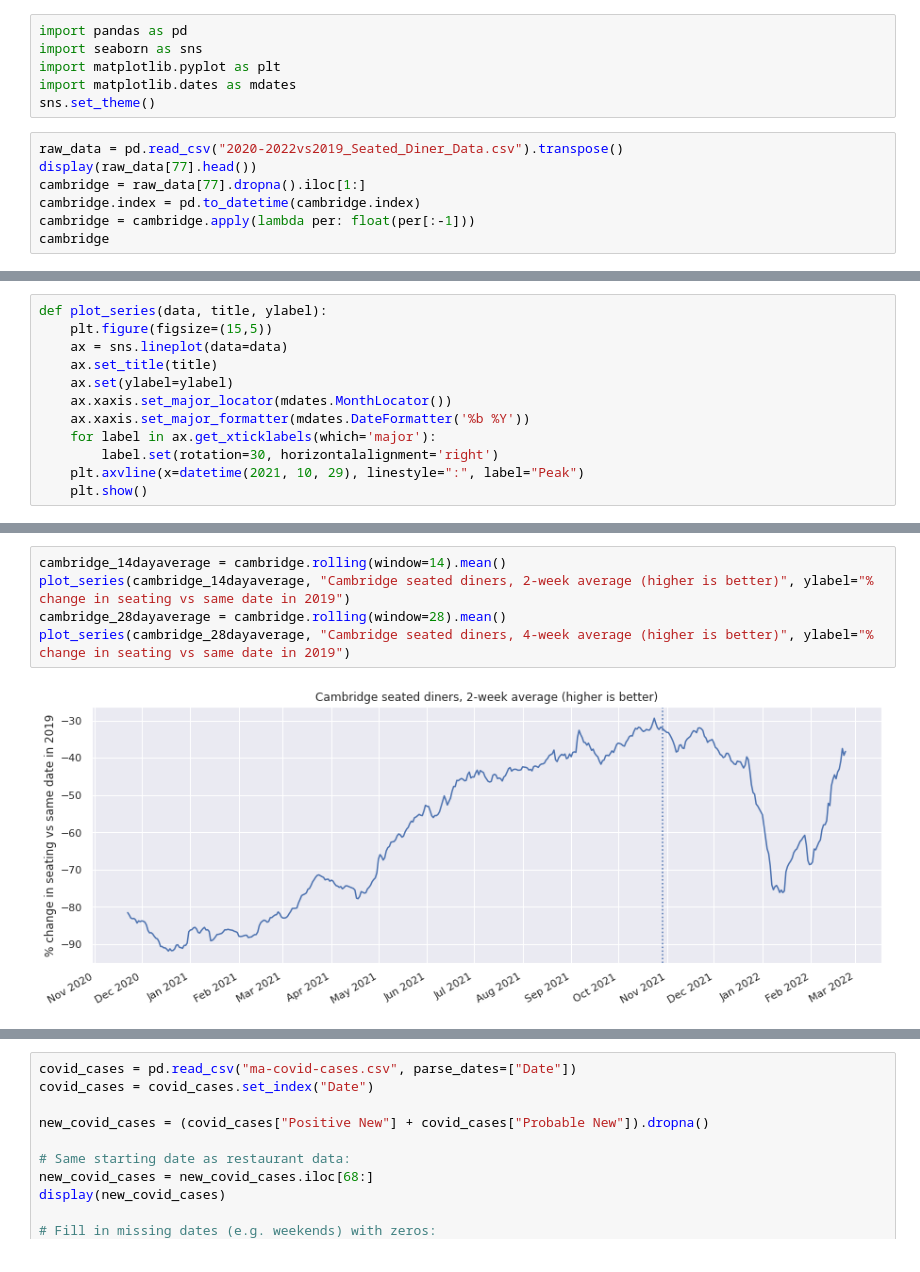
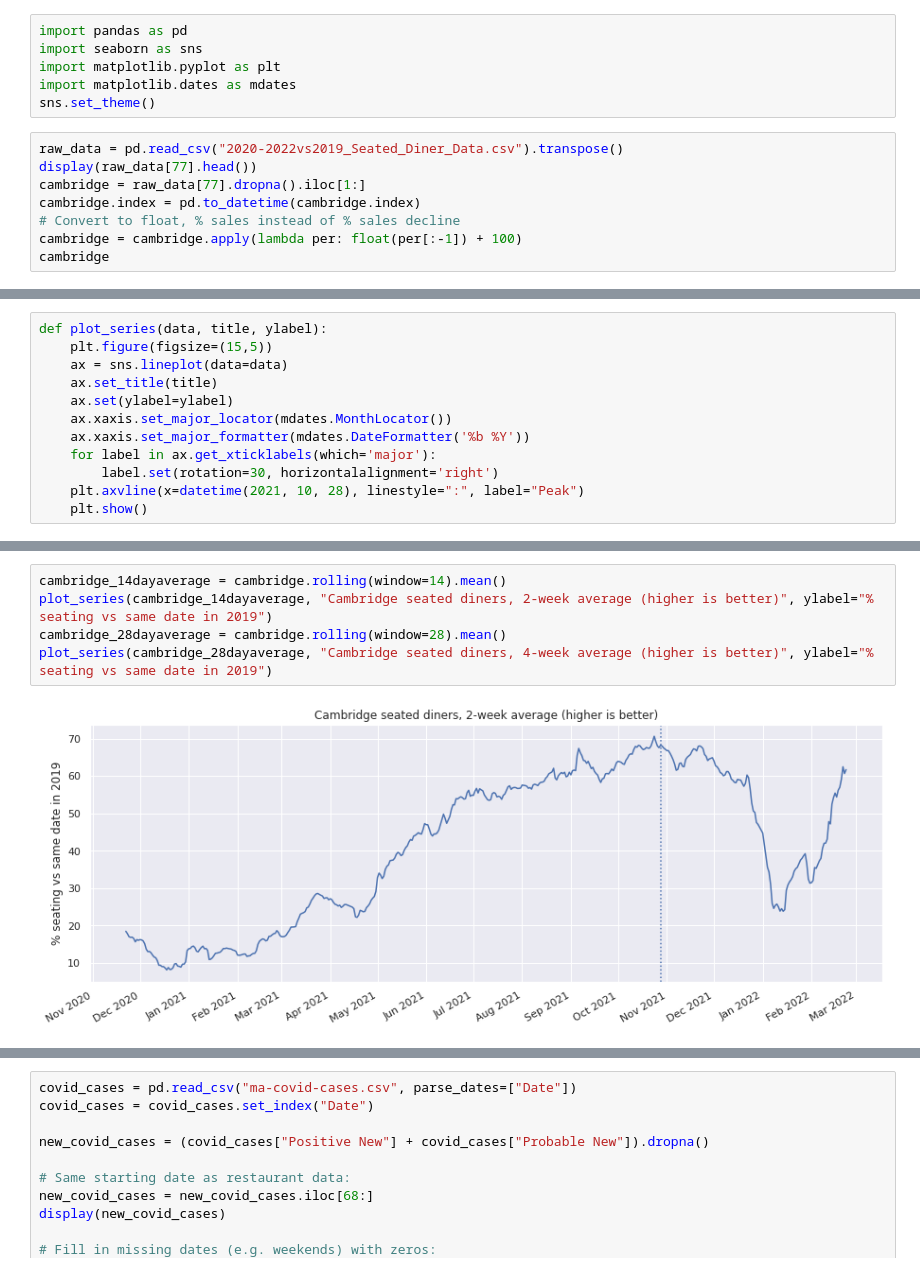
Before and after one commit to itamarst/cambridge-dining, a Jupyter notebook: dining-cambridge.ipynb, the cells around one changed output, grey strips where cells are left out. Cells and saved outputs as stored; diff of their text form.

```diff
--- a/dining-cambridge.ipynb
+++ b/dining-cambridge.ipynb
@@ -9,7 +9,8 @@ raw_data = pd.read_csv("2020-2022vs2019_Seated_Diner_Data.csv").transpose()
 display(raw_data[77].head())
 cambridge = raw_data[77].dropna().iloc[1:]
 cambridge.index = pd.to_datetime(cambridge.index)
-cambridge = cambridge.apply(lambda per: float(per[:-1]))
+# Convert to float, % sales instead of % sales decline
+cambridge = cambridge.apply(lambda per: float(per[:-1]) + 100)
 cambridge
 # %% [output]
 Unnamed: 0    Cambridge (US)
@@ -40,7 +41,7 @@ def plot_series(data, title, ylabel):
     ax.xaxis.set_major_formatter(mdates.DateFormatter('%b %Y'))
     for label in ax.get_xticklabels(which='major'):
         label.set(rotation=30, horizontalalignment='right')
-    plt.axvline(x=datetime(2021, 10, 29), linestyle=":", label="Peak")
+    plt.axvline(x=datetime(2021, 10, 28), linestyle=":", label="Peak")
     plt.show()
 # %%
 plot_series(cambridge, "Cambridge indoor dining (OpenTable data)", ylabel="% change sales vs same date in 2019")
@@ -49,7 +50,7 @@ plot_series(cambridge, "Cambridge indoor dining (OpenTable data)", ylabel="% cha
 # %%
 cambridge_14dayaverage = cambridge.rolling(window=14).mean()
-plot_series(cambridge_14dayaverage, "Cambridge seated diners, 2-week average (higher is better)", ylabel="% change in seating vs same date in 2019")
+plot_series(cambridge_14dayaverage, "Cambridge seated diners, 2-week average (higher is better)", ylabel="% seating vs same date in 2019")
 cambridge_28dayaverage = cambridge.rolling(window=28).mean()
-plot_series(cambridge_28dayaverage, "Cambridge seated diners, 4-week average (higher is better)", ylabel="% change in seating vs same date in 2019")
+plot_series(cambridge_28dayaverage, "Cambridge seated diners, 4-week average (higher is better)", ylabel="% seating vs same date in 2019")
 # %% [output]
-[figure, old version]
+[figure, new version]
```
Also changed, not shown: parts of 4 cells of this notebook.
